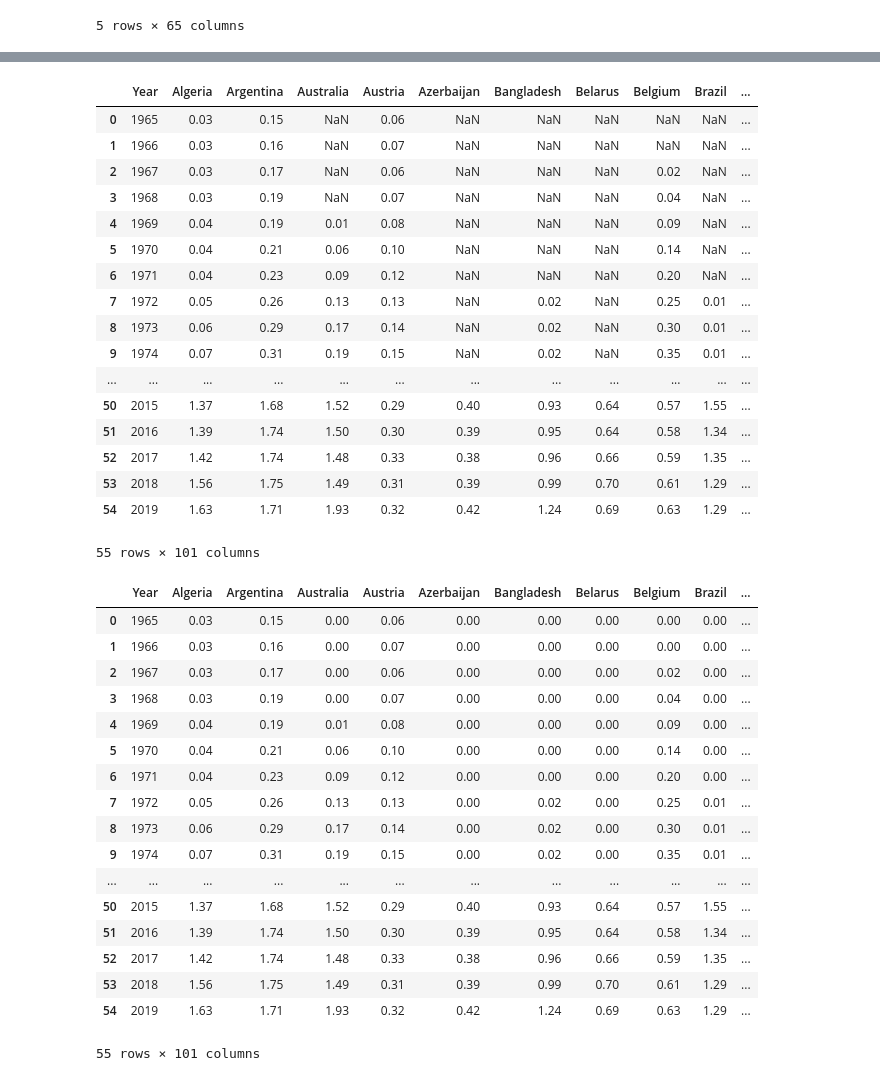
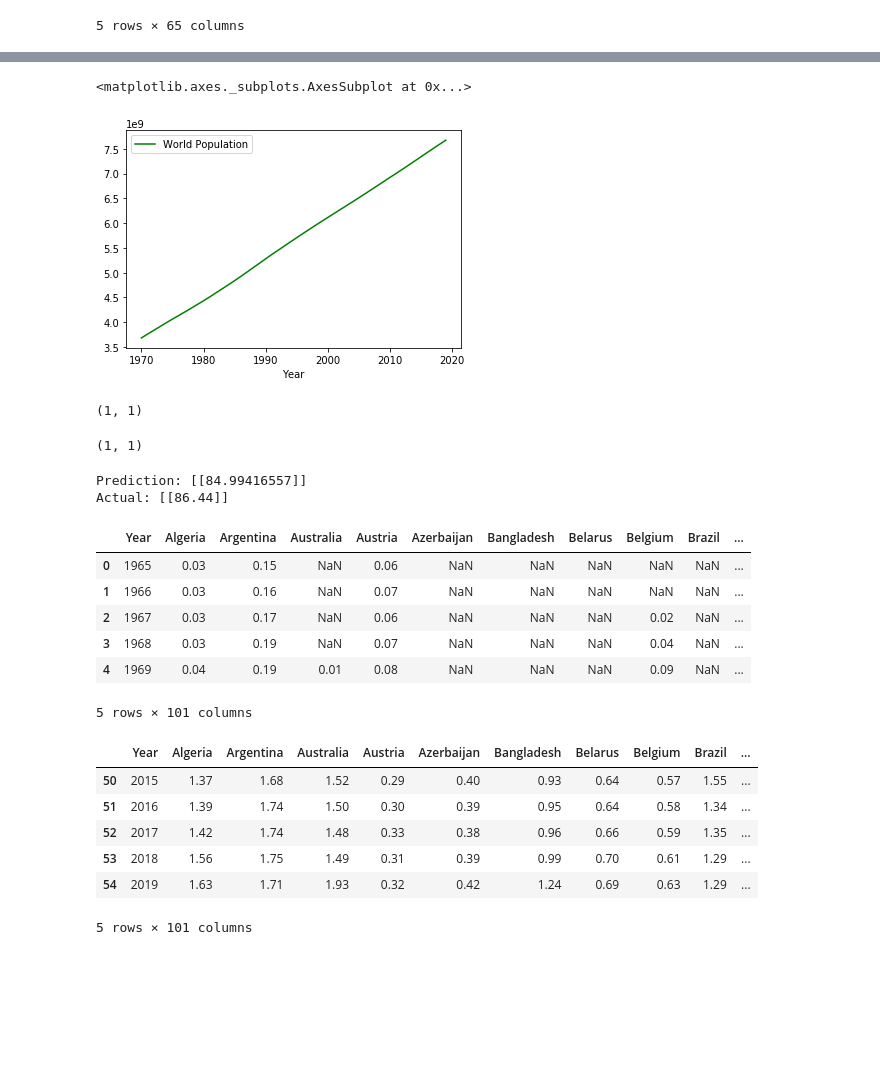
Before and after one commit to minerva-b/Final_Team_Project, a Jupyter notebook: minerva/MachineLearning_Gas_1970-2019.ipynb, the cells around one changed output, grey strips where cells are left out. Drawn from its saved outputs; the diff is of its cells as text; code cells hidden in the pictures; blank space fills up the shorter version.

Commit message:
Need to complete for loop for 2001-2010 predictions...

```diff
--- a/minerva/MachineLearning_Gas_1970-2019.ipynb
+++ b/minerva/MachineLearning_Gas_1970-2019.ipynb
@@ -59,0 +130,8 @@ gas_prod.plot(kind ="scatter", x= "Total World", y = "Year")
+# %%
+# Plot the data to see if a linear trend exists
+gas_pop.plot(kind="line", color="green", x="Year", y="World Population")
+
+# Come back to add labels and customize ------------------------------------------------------------------------------------
+# %% [output]
+<matplotlib.axes._subplots.AxesSubplot at 0x...>
+[figure, added]
@@ -59,0 +152,26 @@ gas_prod.plot(kind ="scatter", x= "Total World", y = "Year")
+# %%
+world_gas_2000 = gas_pop['World Population'][30].reshape(-1, 1)
+world_gas_2000.shape
+# %% [output]
+(1, 1)
+# %%
+exajoules_2000 = gas_pop['Total World'][30].reshape(-1, 1)
+exajoules_2000.shape
+# %% [output]
+(1, 1)
+# %%
+# Fit the model to the data
+from sklearn.metrics import mean_squared_error, r2_score
+fitment = model.fit(X, y)
+
+predicted = fitment.predict(world_gas_2000)
+
+print(f"Prediction: {predicted}")
+print(f"Actual: {exajoules_2000}")
+
+### BEGIN SOLUTION
+# model.fit(X_train, y_train)
+### END SOLUTION
+# %% [output]
+Prediction: [[84.99416557]]
+Actual: [[86.44]]
@@ -60,45 +213,24 @@ gas_prod.plot(kind ="scatter", x= "Total World", y = "Year")
 # %%
-# Read the csv file into a pandas DataFrame
+# Read the 'gas consumption' csv file into a DataFrame
 gas_csmp = pd.read_csv('../data/clean_data/Gas Consumption - EJ-YearFixed-Python.csv') # , index_col=0
-gas_csmp
+gas_csmp.head()
 # %% [output]
 |  | Year | Algeria | Argentina | Australia | Austria | Azerbaijan | Bangladesh | Belarus | Belgium | Brazil | ... |
 | 0 | 1965 | 0.03 | 0.15 | NaN | 0.06 | NaN | NaN | NaN | NaN | NaN | ... |
 | 1 | 1966 | 0.03 | 0.16 | NaN | 0.07 | NaN | NaN | NaN | NaN | NaN | ... |
 | 2 | 1967 | 0.03 | 0.17 | NaN | 0.06 | NaN | NaN | NaN | 0.02 | NaN | ... |
 | 3 | 1968 | 0.03 | 0.19 | NaN | 0.07 | NaN | NaN | NaN | 0.04 | NaN | ... |
 | 4 | 1969 | 0.04 | 0.19 | 0.01 | 0.08 | NaN | NaN | NaN | 0.09 | NaN | ... |
-| 5 | 1970 | 0.04 | 0.21 | 0.06 | 0.10 | NaN | NaN | NaN | 0.14 | NaN | ... |
-| 6 | 1971 | 0.04 | 0.23 | 0.09 | 0.12 | NaN | NaN | NaN | 0.20 | NaN | ... |
-| 7 | 1972 | 0.05 | 0.26 | 0.13 | 0.13 | NaN | 0.02 | NaN | 0.25 | 0.01 | ... |
-| 8 | 1973 | 0.06 | 0.29 | 0.17 | 0.14 | NaN | 0.02 | NaN | 0.30 | 0.01 | ... |
-| 9 | 1974 | 0.07 | 0.31 | 0.19 | 0.15 | NaN | 0.02 | NaN | 0.35 | 0.01 | ... |
-| ... | ... | ... | ... | ... | ... | ... | ... | ... | ... | ... | ... |
-| 50 | 2015 | 1.37 | 1.68 | 1.52 | 0.29 | 0.40 | 0.93 | 0.64 | 0.57 | 1.55 | ... |
-| 51 | 2016 | 1.39 | 1.74 | 1.50 | 0.30 | 0.39 | 0.95 | 0.64 | 0.58 | 1.34 | ... |
-| 52 | 2017 | 1.42 | 1.74 | 1.48 | 0.33 | 0.38 | 0.96 | 0.66 | 0.59 | 1.35 | ... |
-| 53 | 2018 | 1.56 | 1.75 | 1.49 | 0.31 | 0.39 | 0.99 | 0.70 | 0.61 | 1.29 | ... |
-| 54 | 2019 | 1.63 | 1.71 | 1.93 | 0.32 | 0.42 | 1.24 | 0.69 | 0.63 | 1.29 | ... |
-55 rows × 101 columns
+5 rows × 101 columns
 # %%
+# Replace all the blanks (or NaN) with zero
 clean_gas_csmp = gas_csmp.replace(np.nan,0)
-clean_gas_csmp
+clean_gas_csmp.tail()
 # %% [output]
 |  | Year | Algeria | Argentina | Australia | Austria | Azerbaijan | Bangladesh | Belarus | Belgium | Brazil | ... |
-| 0 | 1965 | 0.03 | 0.15 | 0.00 | 0.06 | 0.00 | 0.00 | 0.00 | 0.00 | 0.00 | ... |
-| 1 | 1966 | 0.03 | 0.16 | 0.00 | 0.07 | 0.00 | 0.00 | 0.00 | 0.00 | 0.00 | ... |
-| 2 | 1967 | 0.03 | 0.17 | 0.00 | 0.06 | 0.00 | 0.00 | 0.00 | 0.02 | 0.00 | ... |
-| 3 | 1968 | 0.03 | 0.19 | 0.00 | 0.07 | 0.00 | 0.00 | 0.00 | 0.04 | 0.00 | ... |
-| 4 | 1969 | 0.04 | 0.19 | 0.01 | 0.08 | 0.00 | 0.00 | 0.00 | 0.09 | 0.00 | ... |
-| 5 | 1970 | 0.04 | 0.21 | 0.06 | 0.10 | 0.00 | 0.00 | 0.00 | 0.14 | 0.00 | ... |
-| 6 | 1971 | 0.04 | 0.23 | 0.09 | 0.12 | 0.00 | 0.00 | 0.00 | 0.20 | 0.00 | ... |
-| 7 | 1972 | 0.05 | 0.26 | 0.13 | 0.13 | 0.00 | 0.02 | 0.00 | 0.25 | 0.01 | ... |
-| 8 | 1973 | 0.06 | 0.29 | 0.17 | 0.14 | 0.00 | 0.02 | 0.00 | 0.30 | 0.01 | ... |
-| 9 | 1974 | 0.07 | 0.31 | 0.19 | 0.15 | 0.00 | 0.02 | 0.00 | 0.35 | 0.01 | ... |
-| ... | ... | ... | ... | ... | ... | ... | ... | ... | ... | ... | ... |
 | 50 | 2015 | 1.37 | 1.68 | 1.52 | 0.29 | 0.40 | 0.93 | 0.64 | 0.57 | 1.55 | ... |
 | 51 | 2016 | 1.39 | 1.74 | 1.50 | 0.30 | 0.39 | 0.95 | 0.64 | 0.58 | 1.34 | ... |
 | 52 | 2017 | 1.42 | 1.74 | 1.48 | 0.33 | 0.38 | 0.96 | 0.66 | 0.59 | 1.35 | ... |
 | 53 | 2018 | 1.56 | 1.75 | 1.49 | 0.31 | 0.39 | 0.99 | 0.70 | 0.61 | 1.29 | ... |
 | 54 | 2019 | 1.63 | 1.71 | 1.93 | 0.32 | 0.42 | 1.24 | 0.69 | 0.63 | 1.29 | ... |
-55 rows × 101 columns
+5 rows × 101 columns
```
Also changed, not shown: parts of 26 cells of this notebook.
